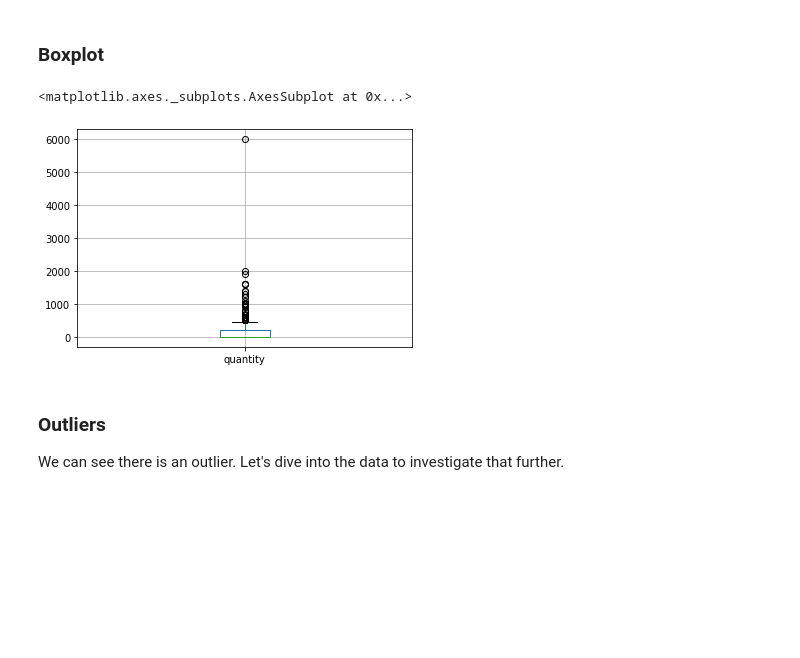
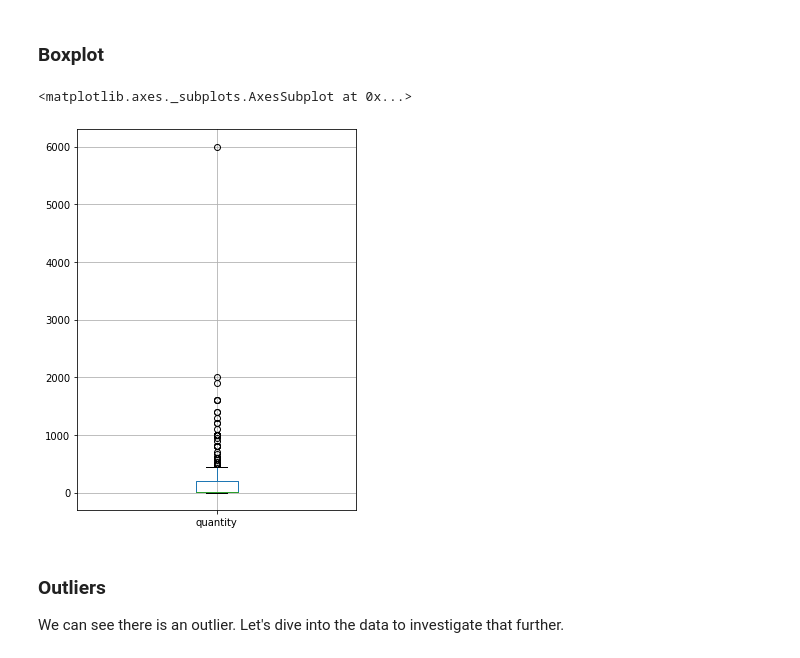
Before and after one commit to y-garcia/recipe-ingredient-classifier, a Jupyter notebook: 01_data_exploration.ipynb, the cells around one changed output. Drawn from its saved outputs; the diff is of its cells as text; code cells hidden in the pictures; blank space fills up the shorter version.

```diff
--- a/01_data_exploration.ipynb
+++ b/01_data_exploration.ipynb
@@ -78,10 +78,10 @@ ingredients_df.quantity.hist(figsize = (22,10), bins=50)
 # %% [markdown]
 ### Boxplot
 # %%
-ingredients_df.boxplot(column='quantity')
+ingredients_df.boxplot(column='quantity', figsize = (5,7))
 # %% [output]
 <matplotlib.axes._subplots.AxesSubplot at 0x...>
-[figure, old version]
+[figure, new version]
 # %% [markdown]
 ### Outliers
 We can see there is an outlier. Let's dive into the data to investigate that further.
```
Also changed, not shown: parts of 9 cells of this notebook.
